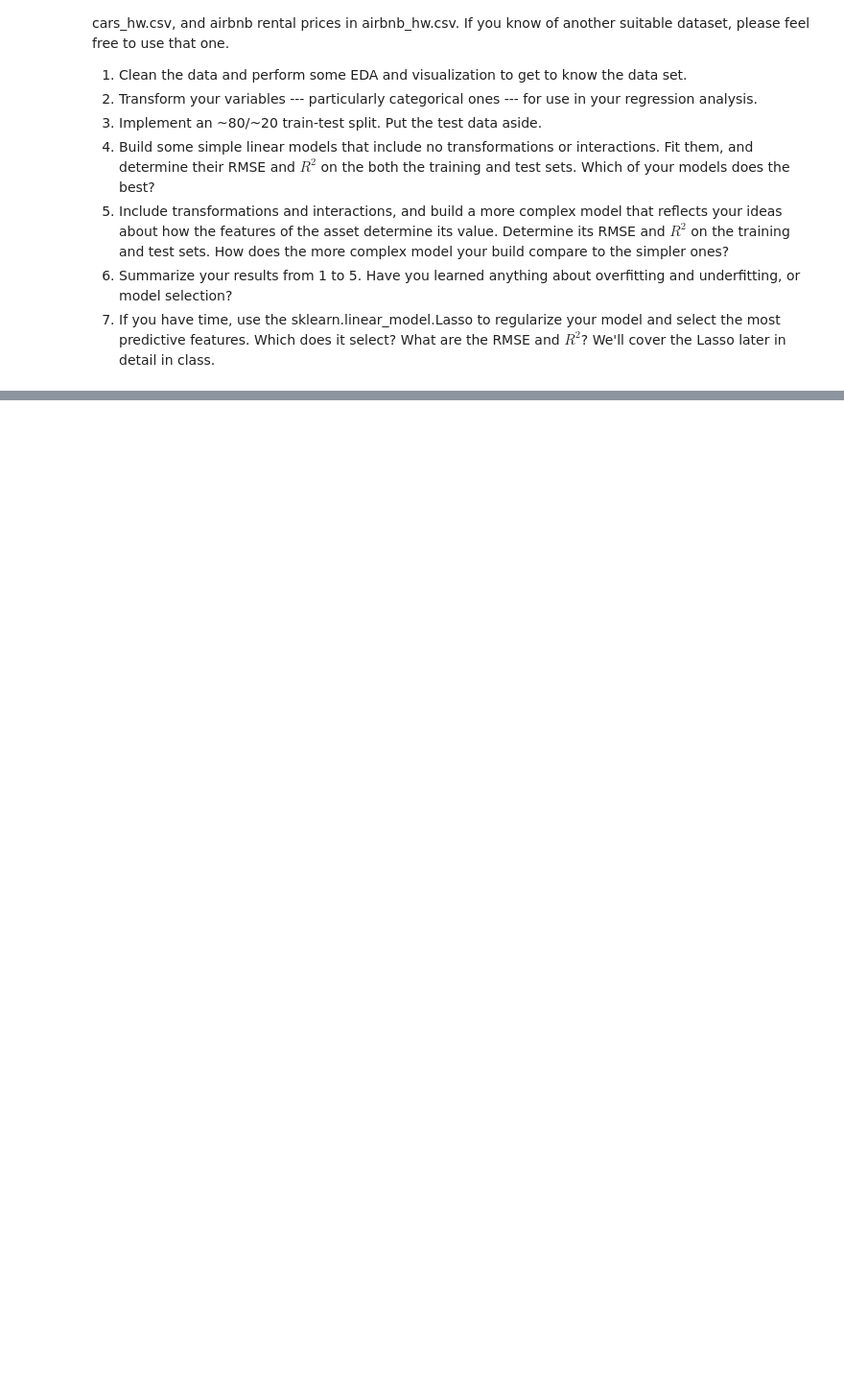
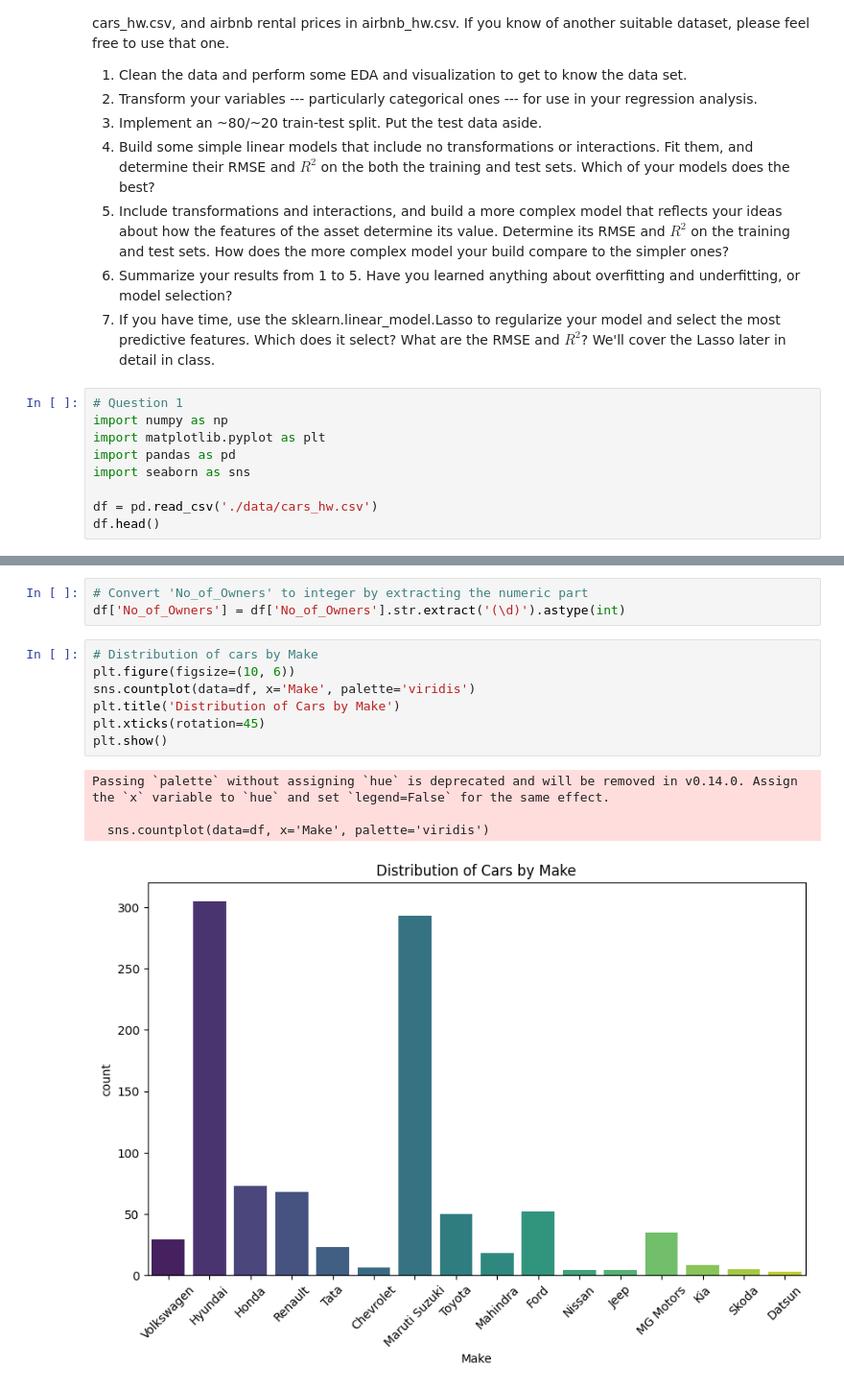
Before and after one commit to alliemkim/ds-3001, a Jupyter notebook: labs/4_hedonic_pricing.ipynb, the cells around one changed output, grey strips where cells are left out. Shown: that part at 96% size. Cells and saved outputs as stored; diff of their text form; blank space fills up the shorter version.

```diff
--- a/labs/4_hedonic_pricing.ipynb
+++ b/labs/4_hedonic_pricing.ipynb
@@ -12,3 +12,12 @@ In the lab folder, there are three options: housing prices in pierce_county_hous
 5. Include transformations and interactions, and build a more complex model that reflects your ideas about how the features of the asset determine its value. Determine its RMSE and $R^2$ on the training and test sets. How does the more complex model your build compare to the simpler ones?
 6. Summarize your results from 1 to 5. Have you learned anything about overfitting and underfitting, or model selection?
 7. If you have time, use the sklearn.linear_model.Lasso to regularize your model and select the most predictive features. Which does it select? What are the RMSE and $R^2$? We'll cover the Lasso later in detail in class.
+# %%
+# Question 1
+import numpy as np
+import matplotlib.pyplot as plt
+import pandas as pd
+import seaborn as sns
+
+df = pd.read_csv('./data/cars_hw.csv')
+df.head()
@@ -14,0 +31,15 @@ In the lab folder, there are three options: housing prices in pierce_county_hous
+# %%
+# Convert 'No_of_Owners' to integer by extracting the numeric part
+df['No_of_Owners'] = df['No_of_Owners'].str.extract('(\d)').astype(int)
+# %%
+# Distribution of cars by Make
+plt.figure(figsize=(10, 6))
+sns.countplot(data=df, x='Make', palette='viridis')
+plt.title('Distribution of Cars by Make')
+plt.xticks(rotation=45)
+plt.show()
+# %% [output]
+Passing `palette` without assigning `hue` is deprecated and will be removed in v0.14.0. Assign the `x` variable to `hue` and set `legend=False` for the same effect.
+
+  sns.countplot(data=df, x='Make', palette='viridis')
+[figure, added]
```
Also changed, not shown: parts of 13 cells of this notebook.
